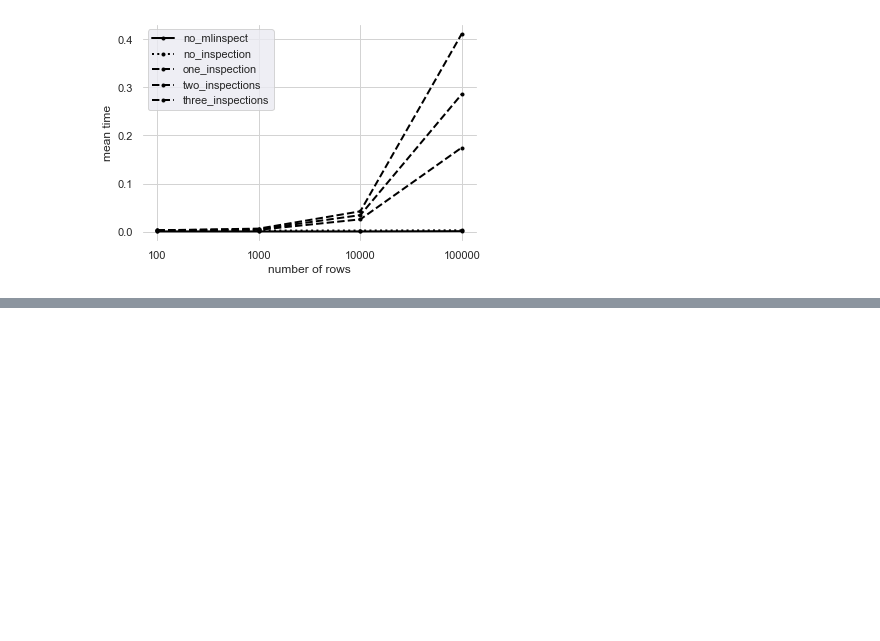
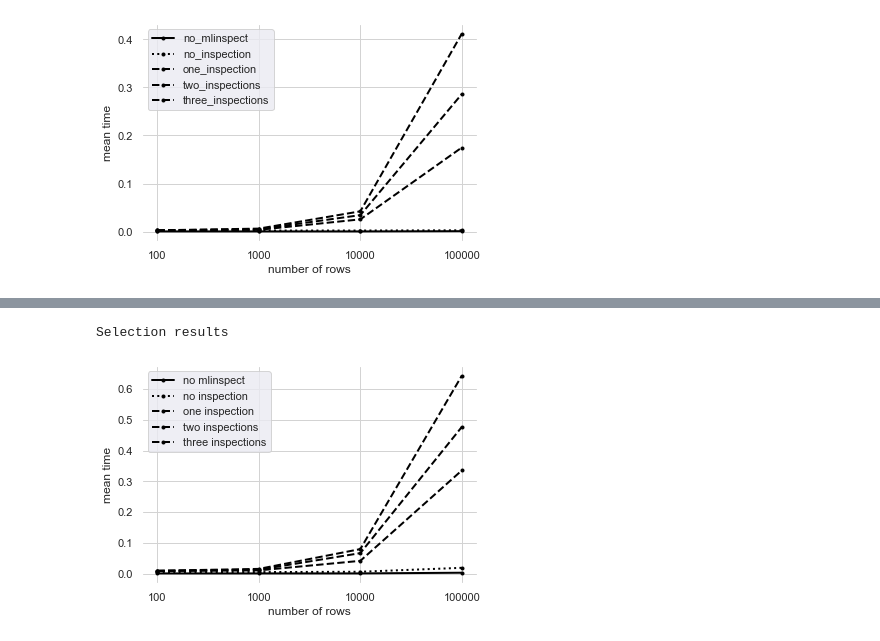
Before and after one commit to stefan-grafberger/mlinspect, a Jupyter notebook: experiments/operator_benchmarks.ipynb, the cells around one changed output, grey strips where cells are left out. Saved outputs shown, nothing was run; the diff lists cells and outputs as text; code cells hidden in the pictures; blank space fills up the shorter version.

```diff
--- a/experiments/operator_benchmarks.ipynb
+++ b/experiments/operator_benchmarks.ipynb
@@ -144,0 +145,16 @@ Projection results
+# %%
+row_numbers = [100, 1000, 10000, 100000]#, 1000000]
+
+selection_mean_benchmark_results = {}
+
+for row_number in row_numbers:
+    benchmark_results = do_selection_benchmarks(row_number)
+    for label, results in benchmark_results.items():
+        current_list = selection_mean_benchmark_results.get(label, [])
+        current_list.append(statistics.mean(results))
+        selection_mean_benchmark_results[label] = current_list
+
+    print("Done: {}".format(row_number))
+
+for label, results in selection_mean_benchmark_results.items():
+    print("{}: {}".format(label, results))
@@ -144,0 +171,7 @@ Projection results
+# %%
+print('Selection results')
+
+plot_runtimes_all(row_numbers, selection_mean_benchmark_results, projection_linestyles, 'all_runtimes_selection')
+# %% [output]
+Selection results
+[figure, added]
```
Also changed, not shown: parts of 4 cells of this notebook, 2 other files.
